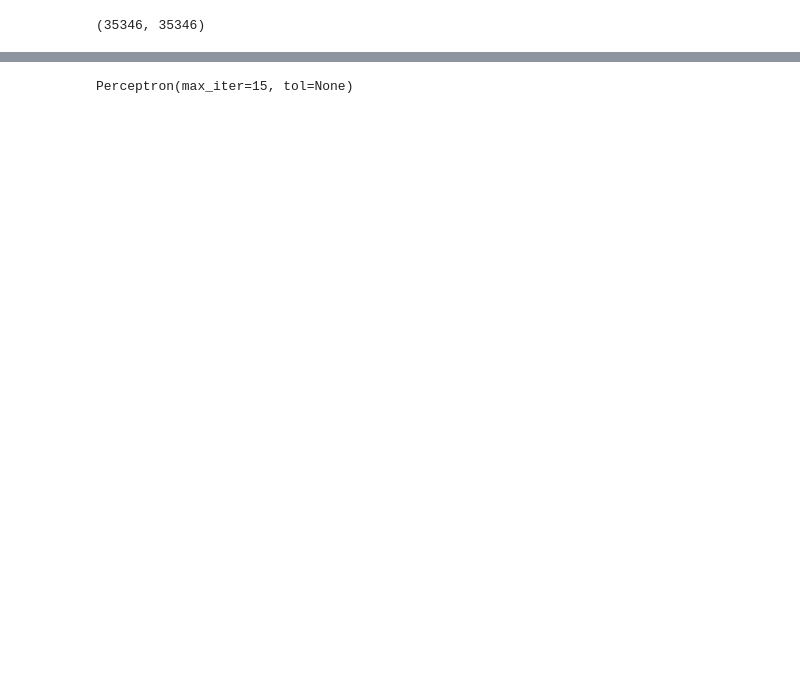
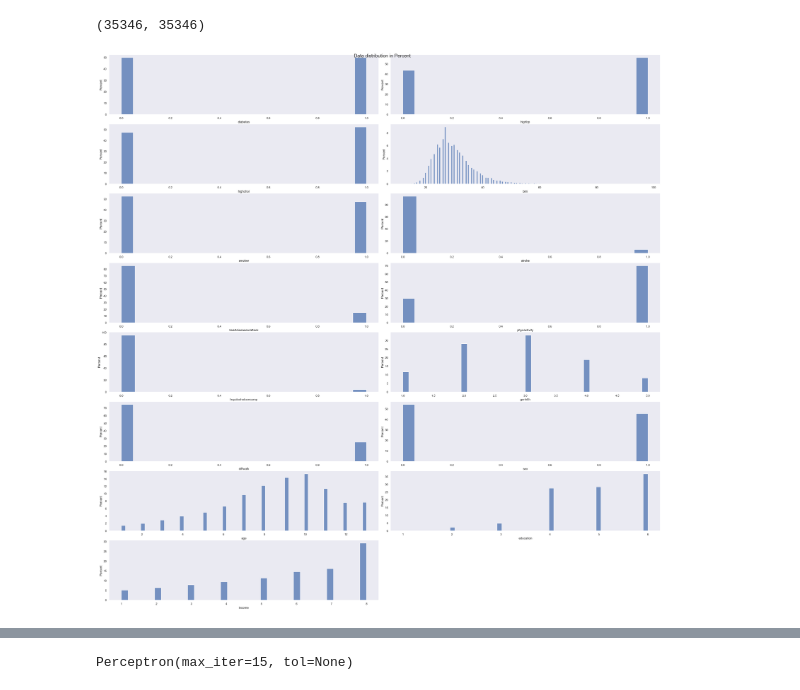
Before and after one commit to Mabuza713/DiabetesDataAnalysis, a Jupyter notebook: diabetes.ipynb, the cells around one changed output, grey strips where cells are left out. Drawn from its saved outputs; the diff is of its cells as text; code cells hidden in the pictures; blank space fills up the shorter version.

Commit message:
Added correlation and distribution graphs

```diff
--- a/diabetes.ipynb
+++ b/diabetes.ipynb
@@ -26,21 +27,36 @@ cursor = Conn.cursor()
 tables_list = list(cursor.tables())
 
 table_name = "diabetes_binary_split_health_indicators_BRFSS2015"
-query = "SELECT * FROM {}".format(table_name) # SQL qury, filter here not using pandas
+chosen = '"Diabetes_binary","HighBP","HighChol","BMI","Smoker","Stroke","HeartDiseaseorAttack","PhysActivity","HvyAlcoholConsump","GenHlth","DiffWalk","Sex","Age","Education","Income"'
+query = "SELECT {} FROM {}".format(chosen, table_name) # SQL qury, filter here not using pandas
 
 cursor.execute(query)
-
+columns = [column[0] for column in cursor.description]
+columns[0] = "diabetes"
 table = cursor.fetchall()
-columns = ["Diabetes_binary","HighBP","HighChol","CholCheck","BMI","Smoker","Stroke","HeartDiseaseorAttack","PhysActivity","Fruits","Veggies","HvyAlcoholConsump","AnyHealthcare","NoDocbcCost","GenHlth","MentHlth","PhysHlth","DiffWalk","Sex","Age","Education","Income"]
 
 table_dataframe = pd.DataFrame(table, columns= columns)
-
 for column in columns:
     table_dataframe[str(column)] = table_dataframe[str(column)].astype(float)
 
-#sns.barplot(x = "Diabetes_binary",y = "BMI", data = table_dataframe)
-
-# checking if set is balanced
-print((len(table_dataframe[table_dataframe.Diabetes_binary == 1]),len(table_dataframe[table_dataframe.Diabetes_binary == 0]) ))
+#checking if set is balanced
+print((len(table_dataframe[table_dataframe["diabetes"] == 1]),len(table_dataframe[table_dataframe["diabetes"] == 0]) ))
 # %% [output]
 (35346, 35346)
+# %%
+#Data distibution
+fig, axs = plt.subplots(len(columns)// 2 + len(columns) % 2,2, figsize = (30,30))
+fig.suptitle('Data distribution in Percent', fontsize=18)
+fig.tight_layout()
+index = 0
+for i in range(0, len(columns)// 2+ len(columns) % 2):
+    for j in range(0, 2):
+        if (index < len(columns)):
+            sns.histplot(data = table_dataframe[str(columns[index])], ax = axs[i, j] ,multiple="stack", stat = "percent")
+            axs[i,j].set_xlabel(str(columns[index]))
+
+        else:
+            axs[i,j].remove()
+        index += 1
+# %% [output]
+[figure, added]
```
Also changed, not shown: parts of 6 cells of this notebook, 1 other file.
